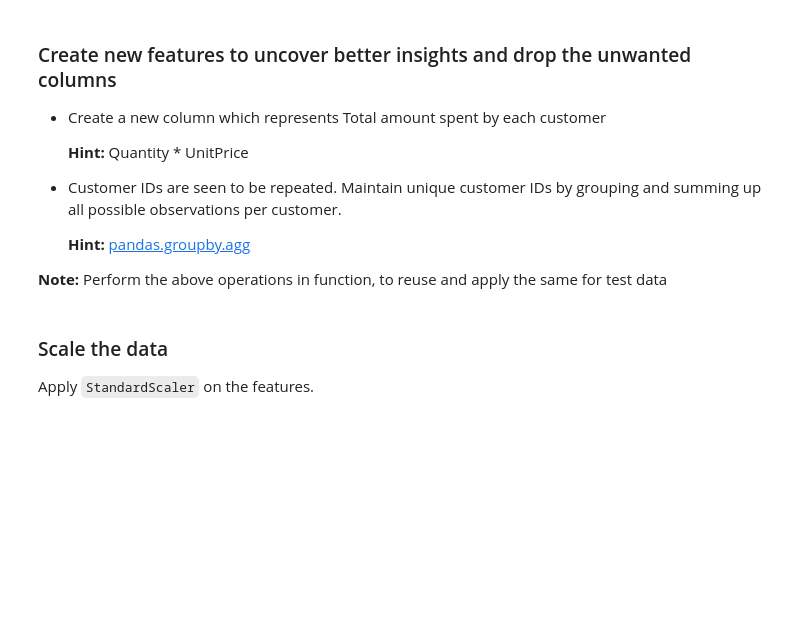
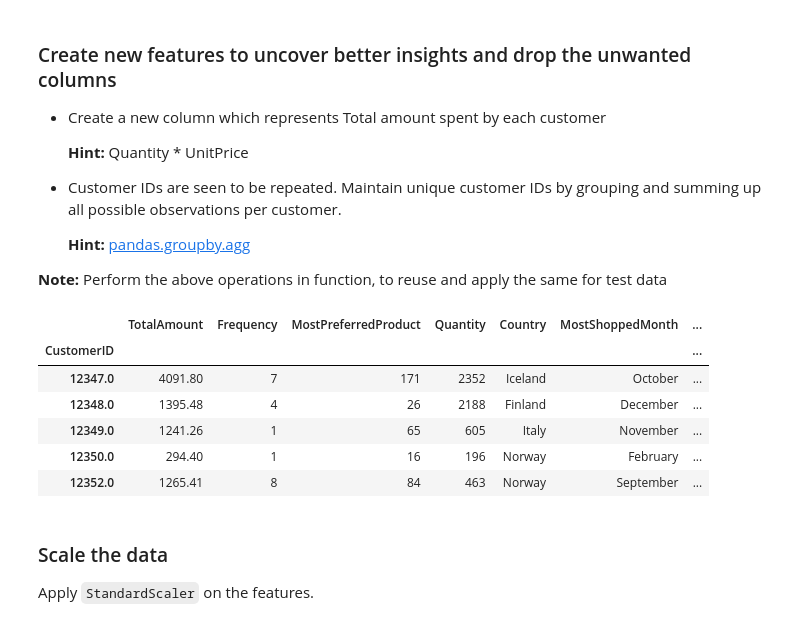
Before and after one commit to Shrutiba/iisc_cds, a Jupyter notebook: M2_NB_MiniProject_5_Customer_Segmentation_Kmeans.ipynb, the cells around one changed output. Drawn from its saved outputs; the diff is of its cells as text; code cells hidden in the pictures; blank space fills up the shorter version.

```diff
--- a/M2_NB_MiniProject_5_Customer_Segmentation_Kmeans.ipynb
+++ b/M2_NB_MiniProject_5_Customer_Segmentation_Kmeans.ipynb
@@ -389,3 +387,45 @@ print(top_items_bought.head(10))
+# %%
+def feature_engineering_transformation(data):
+
+  # Create TotalAmount column
+  data['TotalAmount'] = data['Quantity'] * data['UnitPrice']
+
+  # Group by CustomerID and aggregate relevant columns
+  data = data.groupby('CustomerID').agg({
+      'TotalAmount': 'sum',
+      'InvoiceNo': 'nunique',  # Number of unique invoices
+      'StockCode': lambda x: ', '.join(x.astype(str).unique()),      'Quantity': 'sum',
+      'Country': 'first',  # Keep the country information
+      'Month': lambda x: x.value_counts().index[0], # Month shopped most
+      'DayOfWeek': lambda x: x.value_counts().index[0], # Day of week shopped most
+      'StockCode': 'count'
+  })
+
+  # Rename columns for clarity
+  data.rename(columns={
+      'InvoiceNo': 'Frequency',
+      'StockCode': 'MostPreferredProduct',
+      'Month': 'MostShoppedMonth',
+      'DayOfWeek': 'MostShoppedDayOfTheWeek',
+  }, inplace=True)
+
+  return data
+# %%
+# Apply the function to the training data
+df_transformed = feature_engineering_transformation(df)
+
+# Apply the same function to the test data (assuming you have preprocessed it)
+#df_test_transformed = feature_engineering_transformation(df_test)
+# %%
+df_transformed.head()
+# %% [output]
+|  | TotalAmount | Frequency | MostPreferredProduct | Quantity | Country | MostShoppedMonth | ... |
+| CustomerID |  |  |  |  |  |  | ... |
+| 12347.0 | 4091.80 | 7 | 171 | 2352 | Iceland | October | ... |
+| 12348.0 | 1395.48 | 4 | 26 | 2188 | Finland | December | ... |
+| 12349.0 | 1241.26 | 1 | 65 | 605 | Italy | November | ... |
+| 12350.0 | 294.40 | 1 | 16 | 196 | Norway | February | ... |
+| 12352.0 | 1265.41 | 8 | 84 | 463 | Norway | September | ... |
 # %% [markdown]
 ### Scale the data
 
```
Also changed, not shown: parts of 1 cell of this notebook.
